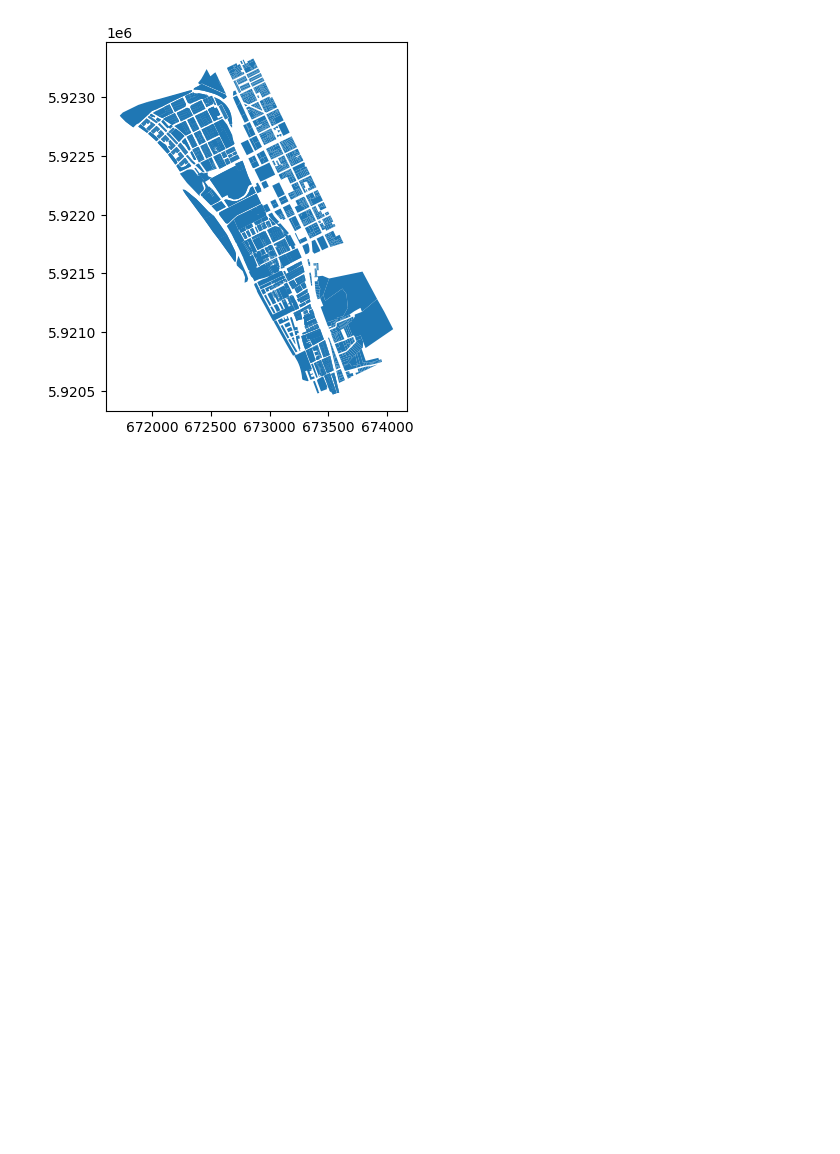
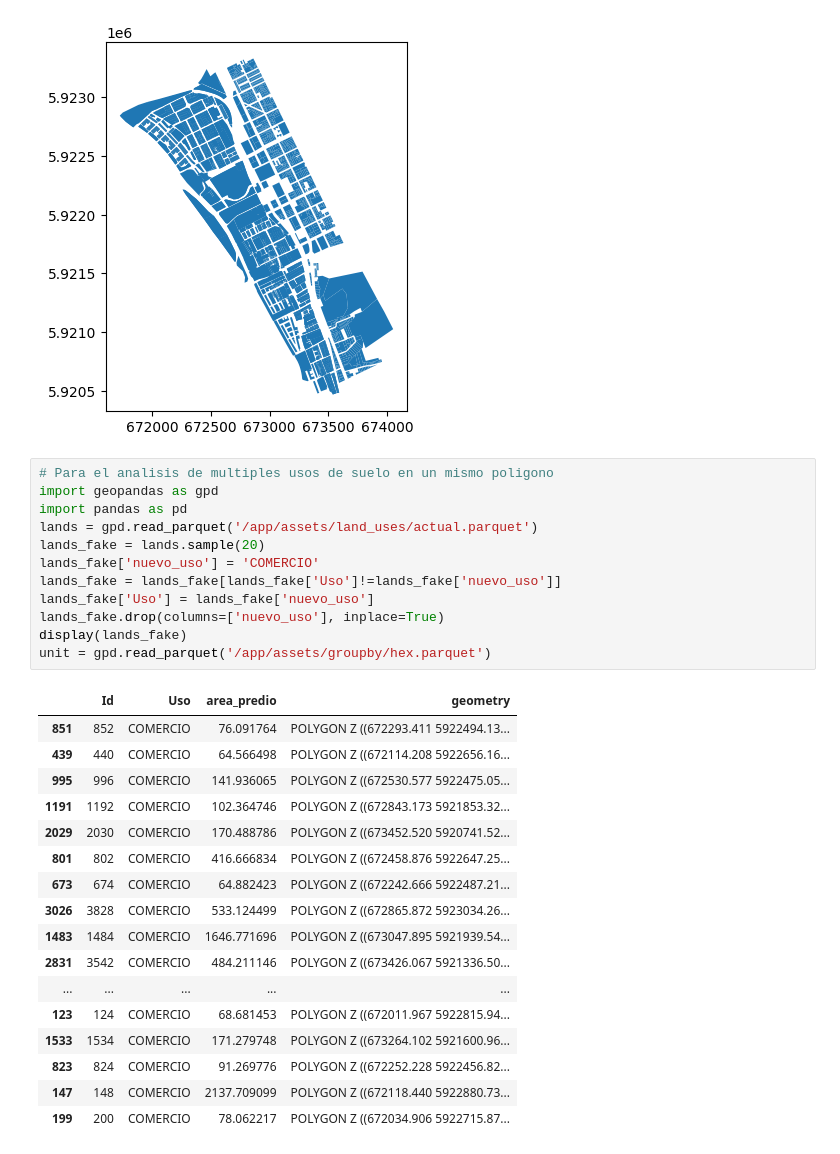
Before and after one commit to diegoalrv/clbb-io, a Jupyter notebook: notebooks/land_uses.ipynb, the cells around one changed output. Saved outputs shown, nothing was run; the diff lists cells and outputs as text; blank space fills up the shorter version.

```diff
--- a/notebooks/land_uses.ipynb
+++ b/notebooks/land_uses.ipynb
@@ -253,3 +253,33 @@ aa.plot()
 No se pudieron reparar 2 geometrías. Serán eliminadas.
 <Axes: >
 [figure]
+# %%
+# Para el analisis de multiples usos de suelo en un mismo poligono
+import geopandas as gpd
+import pandas as pd
+lands = gpd.read_parquet('/app/assets/land_uses/actual.parquet')
+lands_fake = lands.sample(20)
+lands_fake['nuevo_uso'] = 'COMERCIO'
+lands_fake = lands_fake[lands_fake['Uso']!=lands_fake['nuevo_uso']]
+lands_fake['Uso'] = lands_fake['nuevo_uso']
+lands_fake.drop(columns=['nuevo_uso'], inplace=True)
+display(lands_fake)
+unit = gpd.read_parquet('/app/assets/groupby/hex.parquet')
+# %% [output]
+|  | Id | Uso | area_predio | geometry |
+| 851 | 852 | COMERCIO | 76.091764 | POLYGON Z ((672293.411 5922494.13... |
+| 439 | 440 | COMERCIO | 64.566498 | POLYGON Z ((672114.208 5922656.16... |
+| 995 | 996 | COMERCIO | 141.936065 | POLYGON Z ((672530.577 5922475.05... |
+| 1191 | 1192 | COMERCIO | 102.364746 | POLYGON Z ((672843.173 5921853.32... |
+| 2029 | 2030 | COMERCIO | 170.488786 | POLYGON Z ((673452.520 5920741.52... |
+| 801 | 802 | COMERCIO | 416.666834 | POLYGON Z ((672458.876 5922647.25... |
+| 673 | 674 | COMERCIO | 64.882423 | POLYGON Z ((672242.666 5922487.21... |
+| 3026 | 3828 | COMERCIO | 533.124499 | POLYGON Z ((672865.872 5923034.26... |
+| 1483 | 1484 | COMERCIO | 1646.771696 | POLYGON Z ((673047.895 5921939.54... |
+| 2831 | 3542 | COMERCIO | 484.211146 | POLYGON Z ((673426.067 5921336.50... |
+| ... | ... | ... | ... | ... |
+| 123 | 124 | COMERCIO | 68.681453 | POLYGON Z ((672011.967 5922815.94... |
+| 1533 | 1534 | COMERCIO | 171.279748 | POLYGON Z ((673264.102 5921600.96... |
+| 823 | 824 | COMERCIO | 91.269776 | POLYGON Z ((672252.228 5922456.82... |
+| 147 | 148 | COMERCIO | 2137.709099 | POLYGON Z ((672118.440 5922880.73... |
+| 199 | 200 | COMERCIO | 78.062217 | POLYGON Z ((672034.906 5922715.87... |
```
Also changed, not shown: parts of 5 cells of this notebook, 2 other files.
